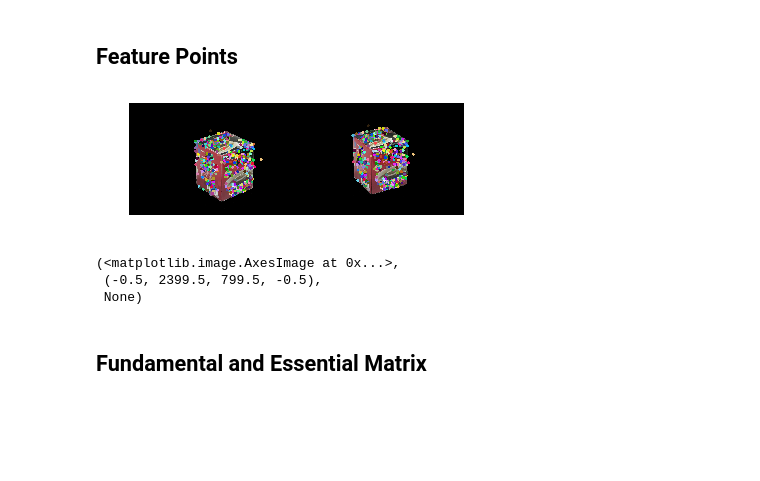
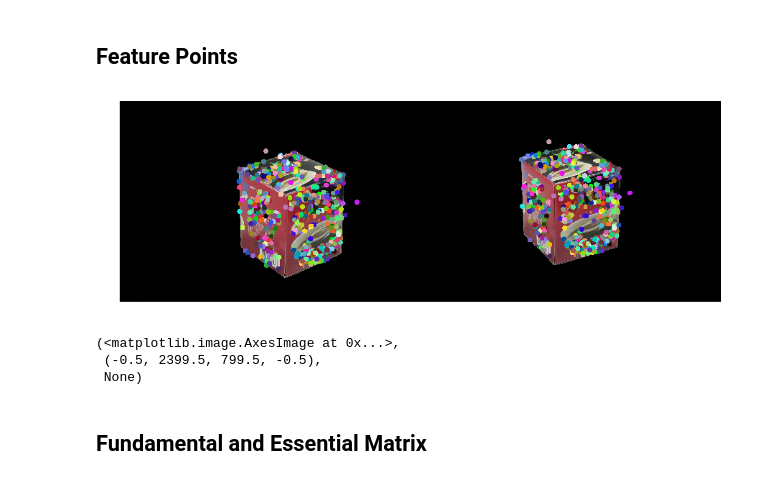
Before and after one commit to YuanSyun/CV-Structure-from-motion, a Jupyter notebook: HW4.ipynb, the cells around one changed output. Saved outputs shown, nothing was run; the diff lists cells and outputs as text; code cells hidden in the pictures; blank space fills up the shorter version.

```diff
--- a/HW4.ipynb
+++ b/HW4.ipynb
@@ -19,19 +19,32 @@ np.set_printoptions(suppress=True)
 # %% [markdown]
 ## Input Images
 # %%
+'''
+    1 = firset TA image
+    2 = second TA image
+    3 = our images
+'''
 DEBUG_IMAGE_INDEX = 1
 RANSAC_INLINER_THRESHOLD = 0.000003
 RANSAC_SAMPLE_NUMBER = 2000
-RANSAC_SEED = 100
+RANSAC_SEED = None
+BF_MACTHER_DISTANCE = 0.65
 
 if(DEBUG_IMAGE_INDEX==1):
     image1 = cv2.imread('./data/Mesona1.JPG')
     image2 = cv2.imread('./data/Mesona2.JPG')
-    RANSAC_SEED = 100
+    RANSAC_INLINER_THRESHOLD = 0.008
+    RANSAC_SEED = 4096
 elif(DEBUG_IMAGE_INDEX == 2):
     image1 = cv2.imread('./data/Statue1.bmp')
     image2 = cv2.imread('./data/Statue2.bmp')
     RANSAC_SEED = 100
+elif(DEBUG_IMAGE_INDEX == 3):
+    image1 = cv2.imread('./data/beautiful box_01.jpg')
+    image2 = cv2.imread('./data/beautiful box_02.jpg')
+    RANSAC_SEED = 150
+    BF_MACTHER_DISTANCE = 0.3
+
 image1 = cv2.cvtColor(image1, cv2.COLOR_BGR2RGB)
 image2 = cv2.cvtColor(image2, cv2.COLOR_BGR2RGB)
 # %% [markdown]
@@ -87,43 +107,22 @@ Intrinsic Matrix 2
 # %%
 def get_feature_points(img1, img2):
     sift = cv2.xfeatures2d.SIFT_create()
 
     (kp1, des1) = sift.detectAndCompute(image1, None)
     (kp2, des2) = sift.detectAndCompute(image2, None)
 
-    BF_MACTHER_DISTANCE = 0.65
     matches = hw3.brute_force_matcher(des1, des2, BF_MACTHER_DISTANCE)
     matched_pt_order = hw3.sort_matched_points(matches)
     imgpts1, imgpts2 = hw3.get_matched_points(matched_pt_order, kp1, kp2)
-
-    # FLANN parameters
-#     FLANN_INDEX_KDTREE = 0
-#     index_params = dict(algorithm = FLANN_INDEX_KDTREE, trees = 5)
-#     search_params = dict(checks=50)
-
-#     flann = cv2.FlannBasedMatcher(index_params,search_params)
-#     matches = flann.knnMatch(des1,des2,k=2)
-
-#     good = []
-#     pts1 = np.zeros((len(matches), 2), dtype=np.float64)
-#     pts2 = np.zeros((len(matches), 2), dtype=np.float64)
-
-#     # ratio test as per Lowe's paper
-#     for i,(m,n) in enumerate(matches):
-#         if m.distance < 0.8*n.distance:
-#             good.append(m)
-#             pts1[i] = (kp1[m.queryIdx].pt)
-#             pts2[i] = (kp2[m.trainIdx].pt)
-
-#     return pts1,pts2,good
 
     return imgpts1, imgpts2
 
 imgpts1, imgpts2 = get_feature_points(image1, image2)
 matched_feature_image = hw3.show_matched_image(image1, image2, imgpts1, imgpts2, draw_line=False, circle_size=10)
+fig = plt.figure(figsize=(15,10))
 plt.imshow(matched_feature_image), plt.axis('off'), plt.show()
 # %% [output]
-[figure, old version]
+[figure, new version]
 (<matplotlib.image.AxesImage at 0x...>,
  (-0.5, 2399.5, 799.5, -0.5),
  None)
```
Also changed, not shown: parts of 6 cells of this notebook, 19 other files.
